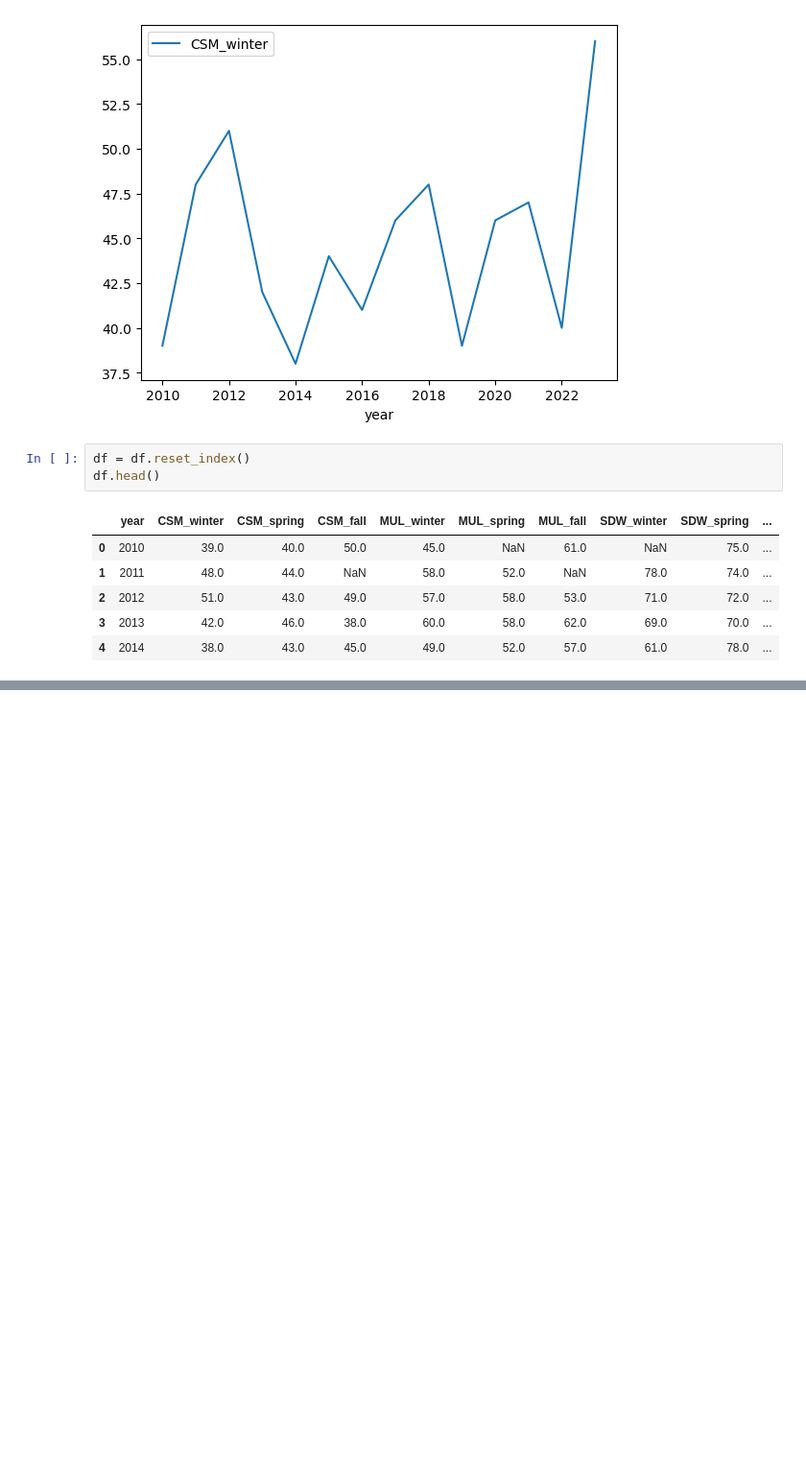
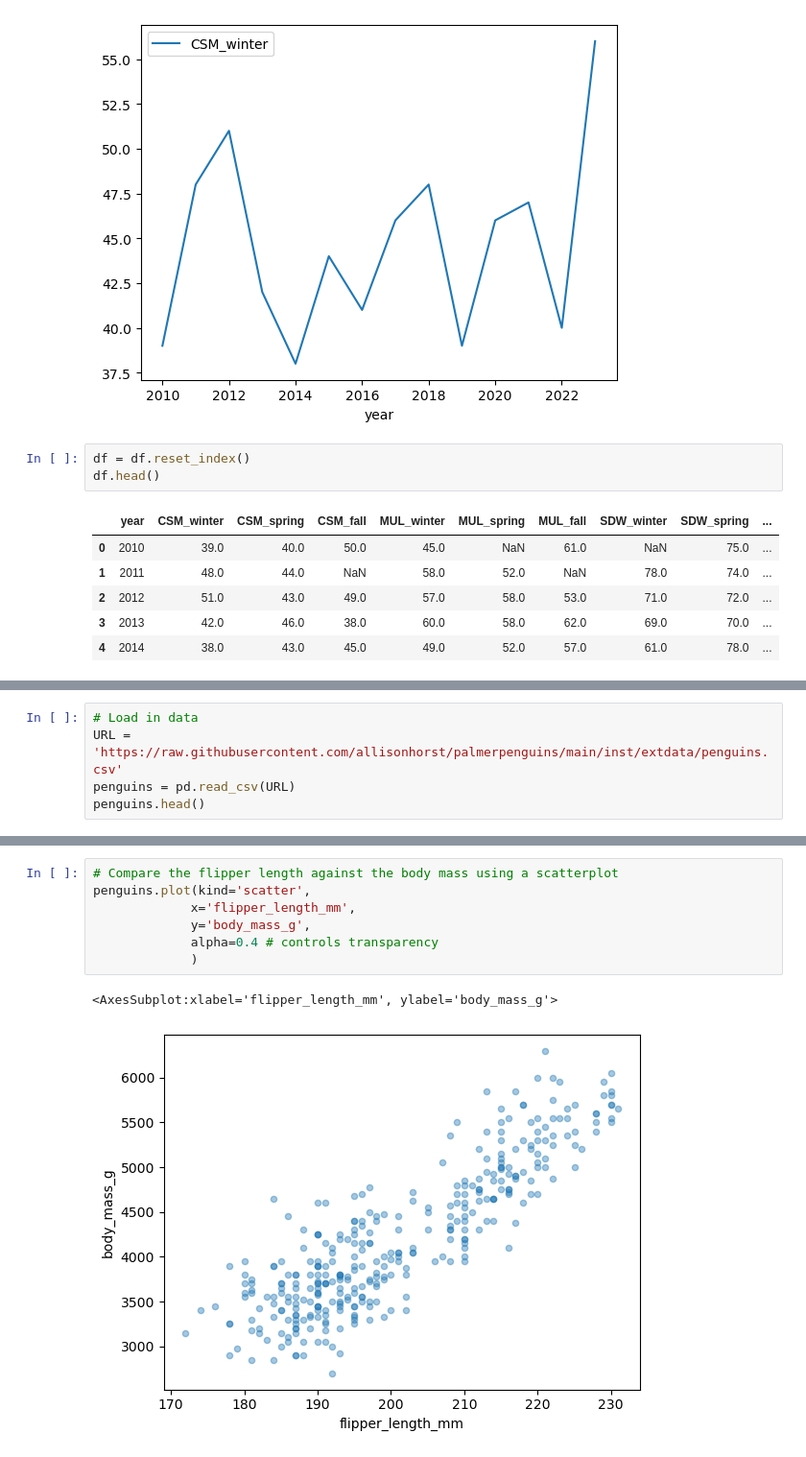
Before and after one commit to marinakochuten/eds220-2024-in-class, a Jupyter notebook: week2-basic-plotting.ipynb, the cells around one changed output, grey strips where cells are left out. Shown: that part at 96% size. Cells and saved outputs as stored; diff of their text form; blank space fills up the shorter version.

```diff
--- a/week2-basic-plotting.ipynb
+++ b/week2-basic-plotting.ipynb
@@ -122,0 +152,5 @@ df.set_index('year').loc[:,'SDW_winter':'TJE_fall'].plot()
+# %%
+# Load in data
+URL = 'https://raw.githubusercontent.com/allisonhorst/palmerpenguins/main/inst/extdata/penguins.csv'
+penguins = pd.read_csv(URL)
+penguins.head()
@@ -122,0 +212,10 @@ df.set_index('year').loc[:,'SDW_winter':'TJE_fall'].plot()
+# %%
+# Compare the flipper length against the body mass using a scatterplot
+penguins.plot(kind='scatter',
+             x='flipper_length_mm',
+             y='body_mass_g',
+             alpha=0.4 # controls transparency
+             )
+# %% [output]
+<AxesSubplot:xlabel='flipper_length_mm', ylabel='body_mass_g'>
+[figure, added]
```
Also changed, not shown: parts of 13 cells of this notebook, 1 other file.
